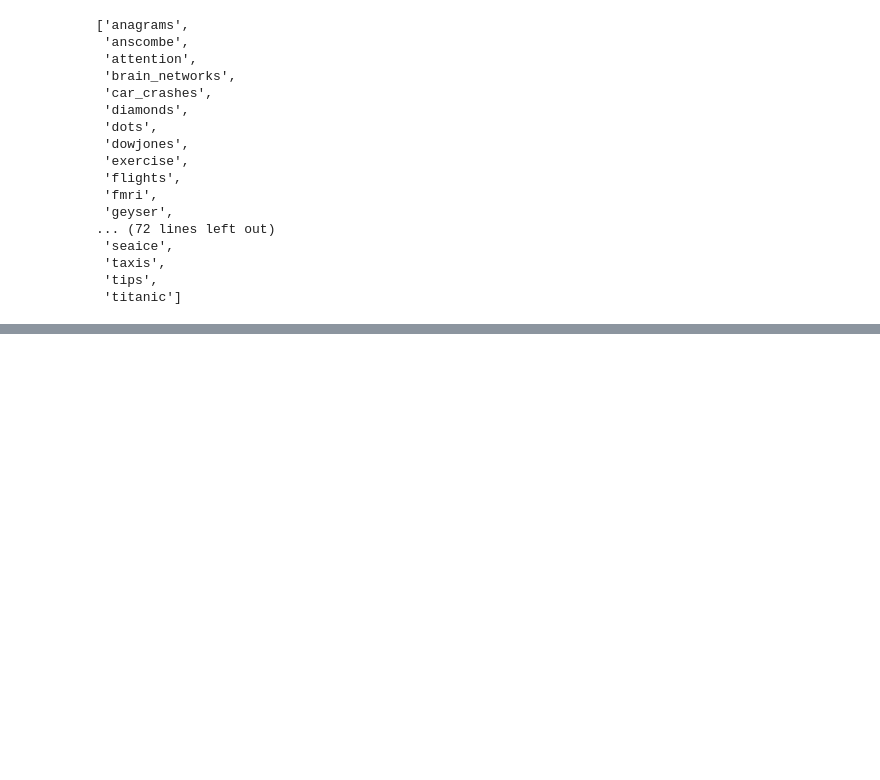
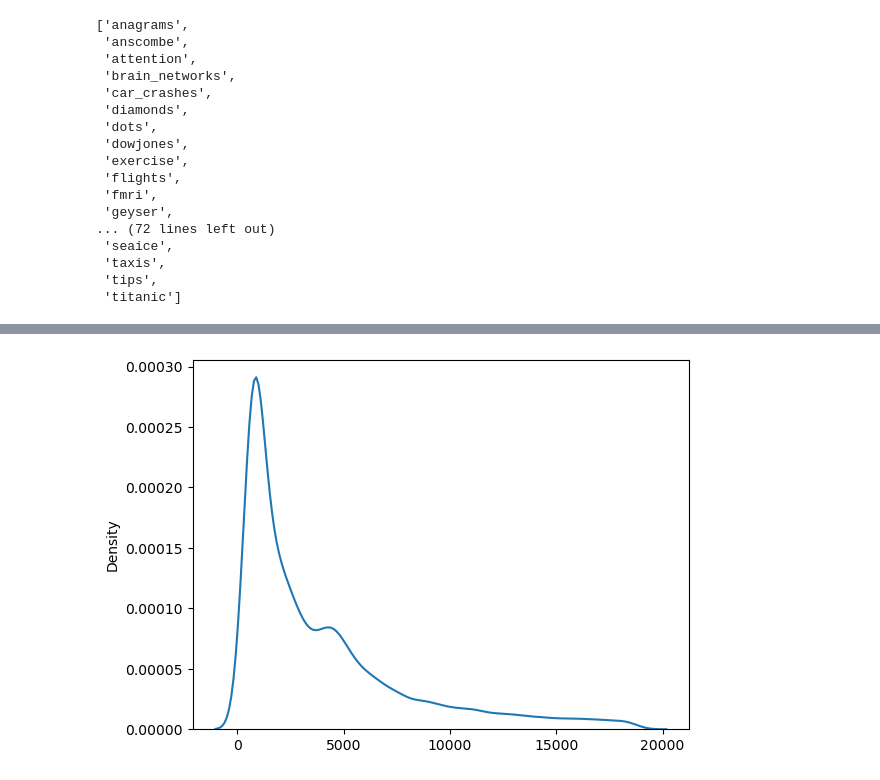
Before and after one commit to get-to-work-together/Computrain-Python-voor-Data-Science, a Jupyter notebook: Training/opdracht 1 - numpy.ipynb, the cells around one changed output, grey strips where cells are left out. Saved outputs shown, nothing was run; the diff lists cells and outputs as text; code cells hidden in the pictures; blank space fills up the shorter version.

```diff
--- a/Training/opdracht 1 - numpy.ipynb
+++ b/Training/opdracht 1 - numpy.ipynb
@@ -141,0 +141,4 @@ describe(diamond_prices)
+# %%
+sns.kdeplot(diamond_prices);
+# %% [output]
+[figure, added]
```
Also changed, not shown: parts of 8 cells of this notebook, 2 other files.
